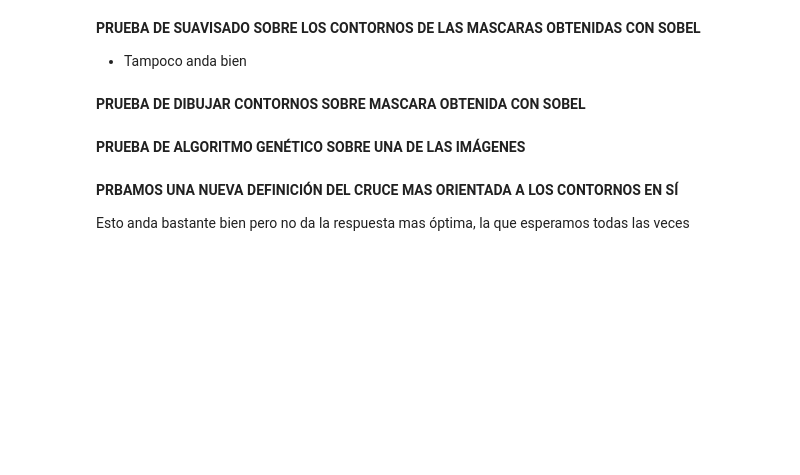
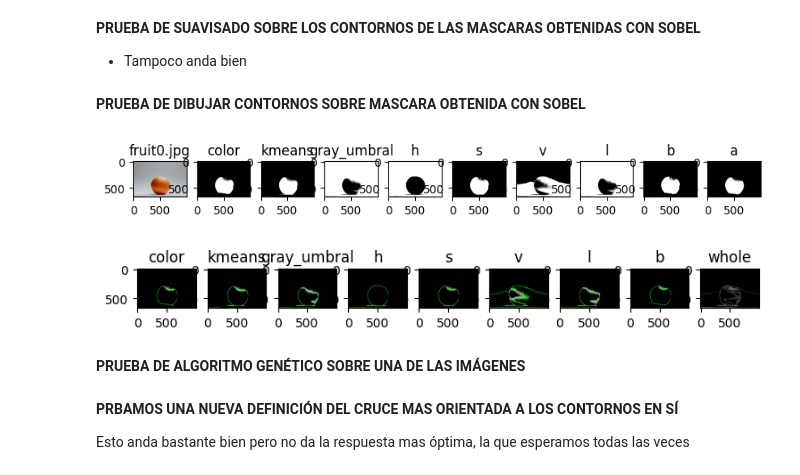
Before and after one commit to Juan2000-coder/Speech_Recognition, a Jupyter notebook: implementation/images/filters/filtersNcut.ipynb, the cells around one changed output. Cells and saved outputs as stored; diff of their text form; code cells hidden in the pictures; blank space fills up the shorter version.

```diff
--- a/implementation/images/filters/filtersNcut.ipynb
+++ b/implementation/images/filters/filtersNcut.ipynb
@@ -2391,8 +2395,10 @@ upper_yellow = np.array([33, 255, 255])
 lower_orange = np.array([5, 120, 90])
 upper_orange = np.array([20, 255, 255])
 
-
-for file in complicated:
+grupo = [original[8]]
+for k, file in enumerate(original):
+    if k > 0:
+        break
     # Leer la imagen
     image = cv2.imread(file)
 
@@ -2654,33 +2660,36 @@ for file in complicated:
     plt.subplot(1, 10, 1)
     plt.imshow(colorWcnt)
     plt.title('color')
     plt.subplot(1, 10, 2)
     plt.imshow(kmeansWcnt)
     plt.title('kmeans')
     plt.subplot(1, 10, 3)
     plt.imshow(grayWcnt)
     plt.title('gray_umbral')
     plt.subplot(1, 10, 4)
     plt.imshow(hWcnt)
     plt.title('h')
     plt.subplot(1, 10, 5)
     plt.imshow(sWcnt)
     plt.title('s')
     plt.subplot(1, 10, 6)
     plt.imshow(vWcnt)
     plt.title('v')
     plt.subplot(1, 10, 7)
     plt.imshow(lWcnt)
     plt.title('l')
     plt.subplot(1, 10, 8)
     plt.imshow(bWcnt)
     plt.title('b')
     plt.subplot(1, 10, 9)
     plt.imshow(aWcnt)
     plt.title('a')
     plt.imshow(whole, cmap='gray')
     plt.title('whole')
     plt.show()
+# %% [output]
+[figure, added]
+[figure, added]
 # %% [markdown]
 **PRUEBA DE ALGORITMO GENÉTICO SOBRE UNA DE LAS IMÁGENES**
 # %%
```
Also changed, not shown: parts of 2 cells of this notebook, 23 other files.
